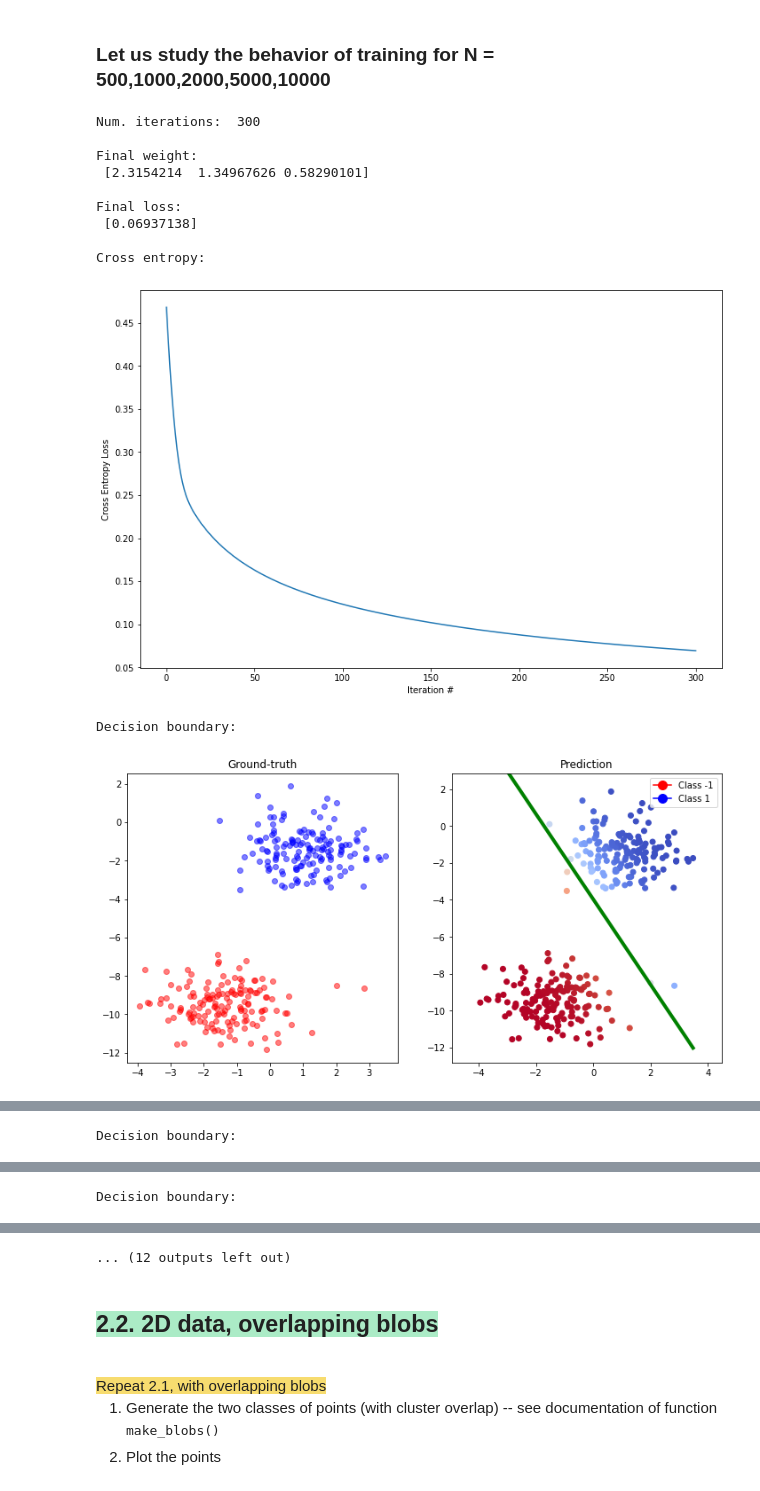
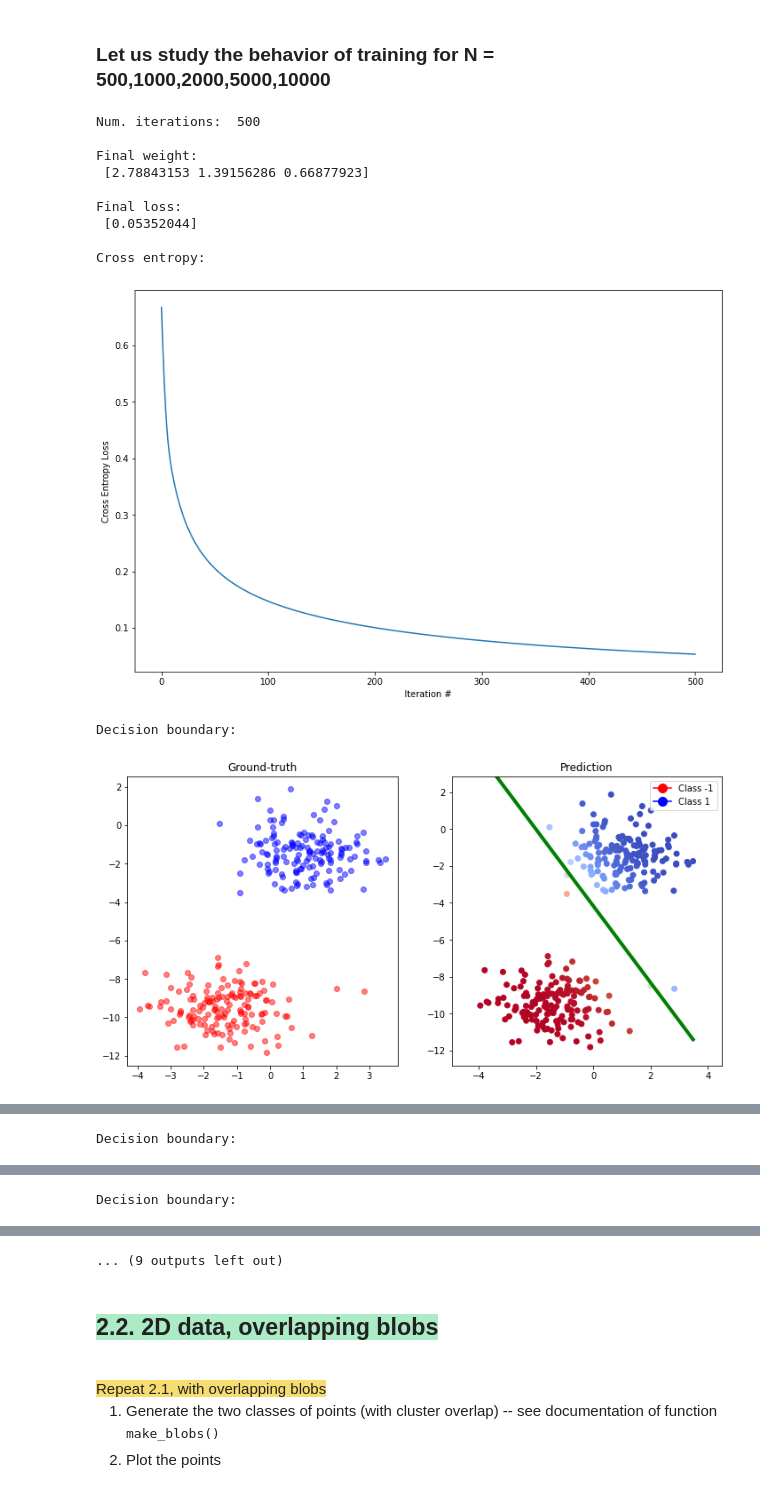
Before and after one commit to gdquintero/mac5832, a Jupyter notebook: ep2/ep02_logreg.ipynb, the cells around one changed output, grey strips where cells are left out. Cells and saved outputs as stored; diff of their text form; code cells hidden in the pictures.

```diff
--- a/ep2/ep02_logreg.ipynb
+++ b/ep2/ep02_logreg.ipynb
@@ -210,8 +210,6 @@ def plot_decision_boundary(y_pred):
     x1max = max(X[:,0])
     x2min = min(X[:,1])
     x2max = max(X[:,1])
-
-    y_pred = predict_logistic(X, w_logistic)
 
     fig = plt.figure(figsize=(12,6))
     ax1 = fig.add_subplot(121)
@@ -251,6 +249,22 @@ def plot_cross_entropy(loss):
     plt.xlabel('Iteration #')
     plt.ylabel('Cross Entropy Loss')
     plt.show()
+
+def error_measure(threshold,y,y_pred):
+    y_pred[y_pred >= threshold] = 1
+    y_pred[y_pred < threshold] = -1
+    n = y.shape[0]
+
+    false_accept = 0
+    false_reject = 0
+
+    for i in range(n):
+        if y[i] > 0 and y_pred[i] < 0:
+            false_reject += 1
+        elif y[i] < 0 and y_pred[i] > 0:
+            false_accept += 1
+
+    return false_reject, false_accept
 # %% [markdown]
 # <font style="background-color:#abebc6">2. Testing the training and prediction algorithms on toy datasets</font>
 # %% [markdown]
@@ -333,3 +347,12 @@ plot_decision_boundary(y_pred)
 [figure]
 # %% [markdown]
 ### <font style="background-color: #f7dc6f">2.1.5.  Counting errors</font>
+# %%
+threshold = 0.5
+
+false_reject,false_accept = error_measure(threshold,y,y_pred)
+
+print()
+print("Number of false rejects: ",false_reject)
+print()
+print("Number of false accepts: ",false_accept)
@@ -340,32 +367,39 @@ Try the above training with different number of iterations and learning rates. C
 # %% [markdown]
 ### Let us study the behavior of training for N = 500,1000,2000,5000,10000
 # %%
-iterations = [300,500,1000,2000,5000,10000]
+iterations = [500,1000,2000,5000,10000]
 
 for k in iterations:
     w_logistic, loss = train_logistic(X, y, learning_rate = 1e-1, w0 = None, num_iterations = k, return_history = True)
     print()
-    print("Num. iterations: ",k,"\n")
+    print("Num. iterations: ",k)
+    print()
     print("Final weight:\n", w_logistic)
     print()
     print("Final loss:\n", loss[-1])
     print()
     print("Cross entropy:")
     plot_cross_entropy(loss)
     y_pred = predict_logistic(X, w_logistic)
     print()
     print("Decision boundary:")
     plot_decision_boundary(y_pred)
+    false_reject,false_accept = error_measure(threshold,y,y_pred)
+    print()
+    print("Number of false rejects: ",false_reject)
+    print()
+    print("Number of false accepts: ",false_accept)
+    print("======================================================================================")
 # %% [output]
-Num. iterations:  300
+Num. iterations:  500
 
 Final weight:
- [2.3154214  1.34967626 0.58290101]
+ [2.78843153 1.39156286 0.66877923]
 
 Final loss:
- [0.06937138]
+ [0.05352044]
 
 Cross entropy:
-[figure, old version]
+[figure, new version]
 Decision boundary:
-[figure, old version]
+[figure, new version]
@@ -396,4 +440,4 @@ Decision boundary:
-... (12 outputs left out)
+... (9 outputs left out)
 # %% [markdown]
 ## <font style="background-color:#abebc6">2.2.  2D data, overlapping blobs</font>
 
```
Also changed, not shown: parts of 11 cells of this notebook.
